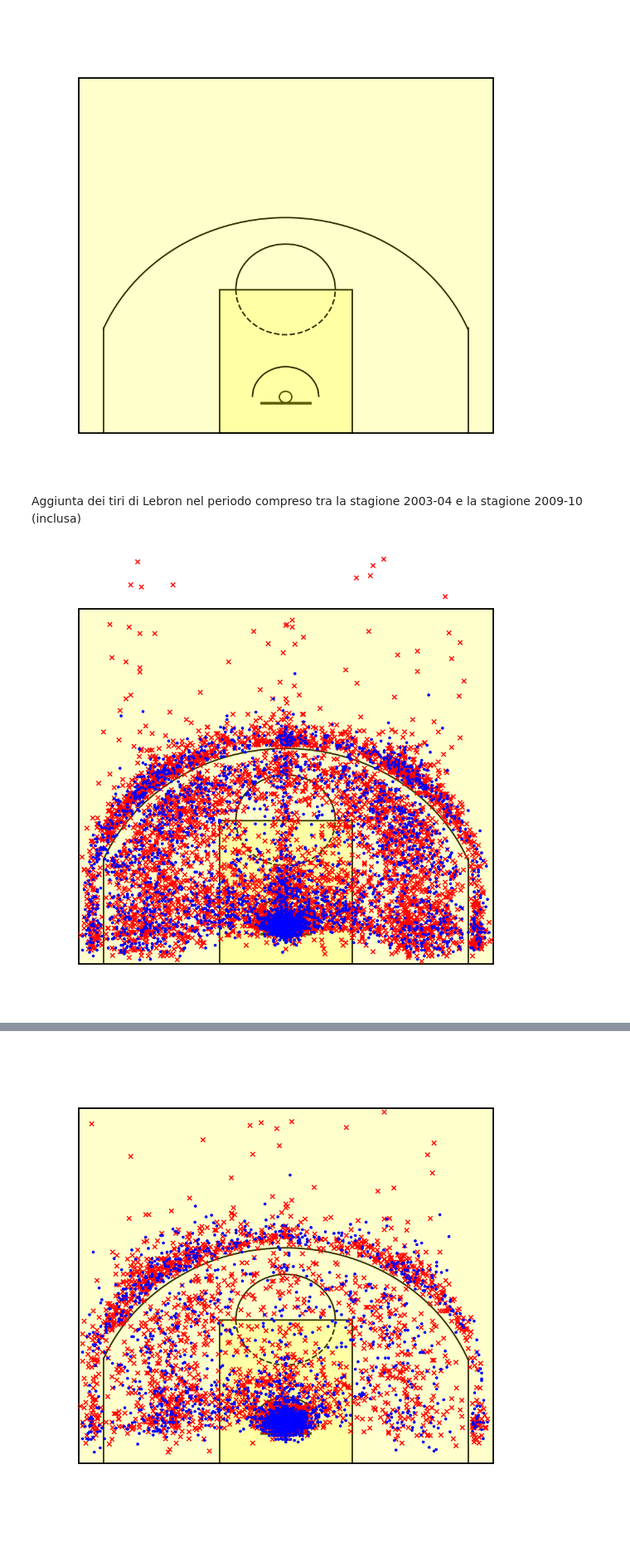
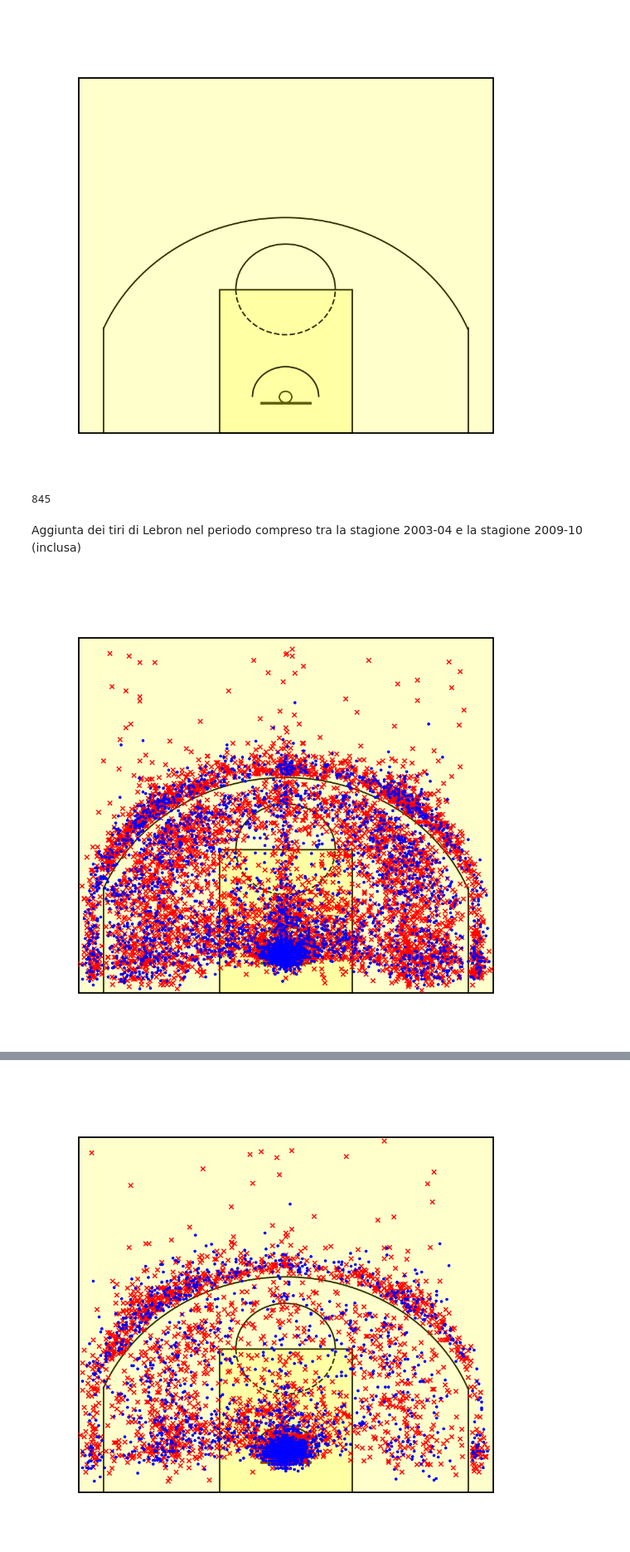
Before and after one commit to francescobortuzzo/DataScienceProject, a Jupyter notebook: creazione_plot/plot.ipynb, the cells around one changed output, grey strips where cells are left out. Shown at 83% size. Cells and saved outputs as stored; diff of their text form; code cells hidden in the pictures.

```diff
--- a/creazione_plot/plot.ipynb
+++ b/creazione_plot/plot.ipynb
@@ -82,28 +81,32 @@ plt.show()
 # %%
 # Read in the data
 df = pd.read_pickle("LeBronShots.pickle")
+
+print (df.LOC_Y.max())
+# %% [output]
+845
 # %% [markdown]
 Aggiunta dei tiri di Lebron nel periodo compreso tra la stagione 2003-04 e la stagione 2009-10 (inclusa)
 # %%
 # missed shot = x
 # made shot = o
 #shots since 2003-04 to 2009-10
 Seasons = ['2003-04', '2004-05', '2005-06', '2006-07', '2007-08', '2008-09', '2009-10']
 
-made_shots = df[(df.FG == 1) & (df.SEASON.isin(Seasons))]
-missed_shots = df[(df.FG == 0) & (df.SEASON.isin(Seasons))]
+made_shots = df[(df.FG == 1) & (df.SEASON.isin(Seasons)) & (df.LOC_Y < 422.5)]
+missed_shots = df[(df.FG == 0) & (df.SEASON.isin(Seasons))& (df.LOC_Y < 422.5)]
 
 # Plot the shots
 plt.figure(figsize=(12,11))
 draw_court(outer_lines=True)
 plt.scatter(missed_shots.LOC_X, missed_shots.LOC_Y, marker='x', color="red", label="Missed Shot")
 plt.scatter(made_shots.LOC_X, made_shots.LOC_Y, marker='.', color="blue", label="Made Shot")
 plt.xlim(-300,300)
 plt.ylim(-100,500)
 plt.axis("off")
 plt.show()
 # %% [output]
-[figure, old version]
+[figure, new version]
 # %%
 Seasons2 = ['2010-11', '2011-12', '2012-13', '2013-14']
 
```
Also changed, not shown: parts of 4 cells of this notebook.
